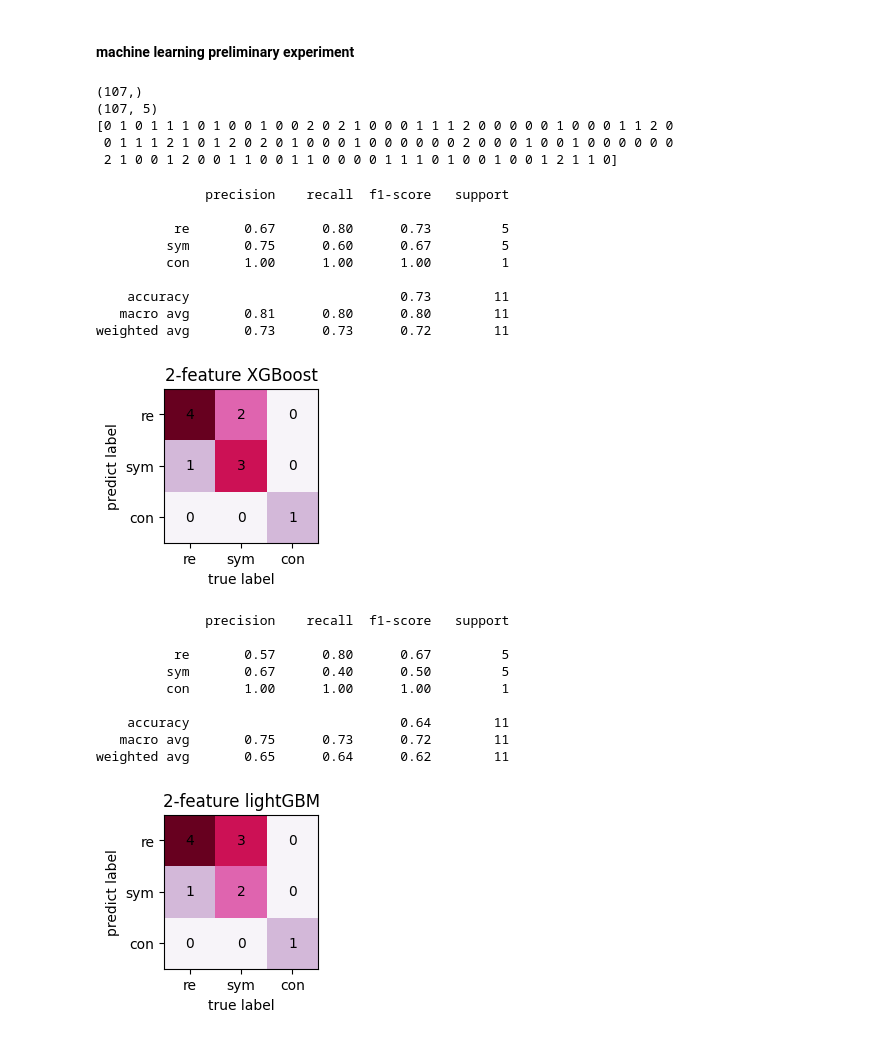
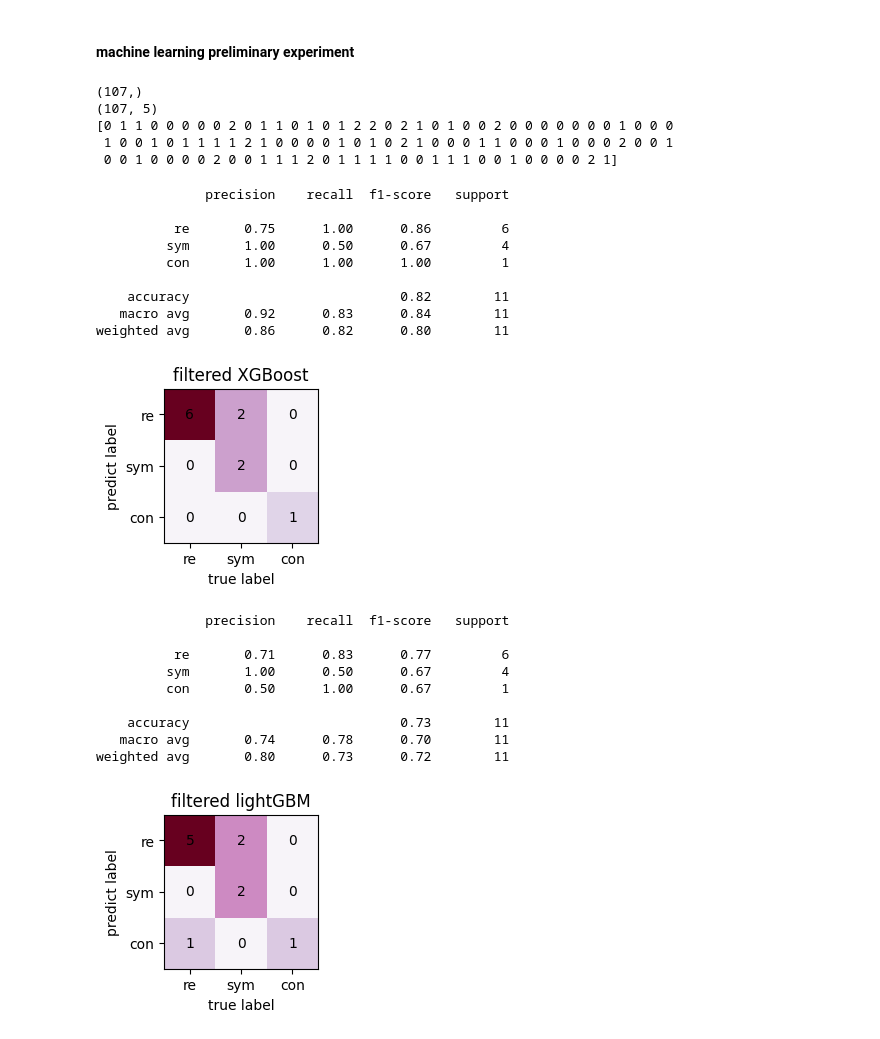
Before and after one commit to Liuzhe30/CHRP, a Jupyter notebook: experiment/04-machine-learning-3class-2feature.ipynb, the cells around one changed output. Drawn from its saved outputs; the diff is of its cells as text; code cells hidden in the pictures.

```diff
--- a/experiment/04-machine-learning-3class-2feature.ipynb
+++ b/experiment/04-machine-learning-3class-2feature.ipynb
@@ -14,7 +14,7 @@ import warnings
 warnings.filterwarnings('ignore')
 # %%
 shuffled = pd.read_pickle('../dataset/merged_data_shuffled_3class.pkl')
-shuffled = shuffled[['AC026691.1','IGHA2','IRX3','AL354855.1','SLC25A41','end']]
+shuffled = shuffled[['AC026691.1','TMEM89','IRX3','MIR601','AL355303.1','end']]
 # AL354855.1
 
 train = shuffled[0:int(0.9*shuffled.shape[0])]
@@ -36,9 +36,9 @@ print(Y)
 # %% [output]
 (107,)
 (107, 5)
-[0 1 0 1 1 1 0 1 0 0 1 0 0 2 0 2 1 0 0 0 1 1 1 2 0 0 0 0 0 1 0 0 0 1 1 2 0
- 0 1 1 1 2 1 0 1 2 0 2 0 1 0 0 0 1 0 0 0 0 0 0 2 0 0 0 1 0 0 1 0 0 0 0 0 0
- 2 1 0 0 1 2 0 0 1 1 0 0 1 1 0 0 0 0 1 1 1 0 1 0 0 1 0 0 1 2 1 1 0]
+[0 1 1 0 0 0 0 0 2 0 1 1 0 1 0 1 2 2 0 2 1 0 1 0 0 2 0 0 0 0 0 0 0 1 0 0 0
+ 1 0 0 1 0 1 1 1 1 2 1 0 0 0 0 1 0 1 0 2 1 0 0 0 1 1 0 0 0 1 0 0 0 2 0 0 1
+ 0 0 1 0 0 0 0 2 0 0 1 1 1 2 0 1 1 1 1 0 0 1 1 1 0 0 1 0 0 0 0 2 1]
 # %%
 import xgboost as xgb
 from sklearn.metrics import classification_report
@@ -55,40 +55,40 @@ clf = xgb.XGBClassifier(n_jobs=-1)
 clf.fit(train_x, train_y)
 result = clf.predict_proba(test_x)
 #print(result)
 y_pred = np.argmax(result,axis=1)
 
 t = classification_report(test_y, y_pred, target_names=['re', 'sym', 'con'])
 print(t)
 confusion = confusion_matrix(test_y, y_pred)
 ax = plt.figure(figsize=(2, 2))
 #ax = sns.heatmap(confusion, fmt='.2f', cmap='Blues', annot=True)
 ax = plt.imshow(confusion.T, cmap='PuRd')
 indices = range(len(confusion))
 classes = ['re', 'sym', 'con']
 #ax.set_yticklabels(labels=ax.get_yticklabels(), va='center')
 plt.xticks(indices, classes)
 plt.yticks(indices, classes)
 plt.xlabel("true label")
 plt.ylabel("predict label")
-plt.title('2-feature '  + model_name)
+plt.title('filtered '  + model_name)
 
 for first_index in range(len(confusion)):
     for second_index in range(len(confusion[first_index])):
         plt.text(first_index, second_index, confusion[first_index][second_index],ha='center',va='center')
         #plt.text(first_index, second_index, np.round(float(confusion[first_index][second_index])/np.sum(confusion[first_index]),2),ha='center')
 plt.savefig('../images/class3-feature2/CM_' + model_name,dpi=300, bbox_inches = 'tight')
 plt.show()
 # %% [output]
               precision    recall  f1-score   support
 
-          re       0.67      0.80      0.73         5
-         sym       0.75      0.60      0.67         5
+          re       0.75      1.00      0.86         6
+         sym       1.00      0.50      0.67         4
          con       1.00      1.00      1.00         1
 
-    accuracy                           0.73        11
-   macro avg       0.81      0.80      0.80        11
-weighted avg       0.73      0.73      0.72        11
+    accuracy                           0.82        11
+   macro avg       0.92      0.83      0.84        11
+weighted avg       0.86      0.82      0.80        11
-[figure, old version]
+[figure, new version]
 # %%
 import lightgbm as lgb
 
@@ -112,7 +112,7 @@ plt.xticks(indices, classes)
 plt.yticks(indices, classes)
 plt.xlabel("true label")
 plt.ylabel("predict label")
-plt.title('2-feature '  + model_name)
+plt.title('filtered '  + model_name)
 
 for first_index in range(len(confusion)):
     for second_index in range(len(confusion[first_index])):
@@ -123,14 +123,14 @@ plt.show()
 # %% [output]
               precision    recall  f1-score   support
 
-          re       0.57      0.80      0.67         5
-         sym       0.67      0.40      0.50         5
-         con       1.00      1.00      1.00         1
+          re       0.71      0.83      0.77         6
+         sym       1.00      0.50      0.67         4
+         con       0.50      1.00      0.67         1
 
-    accuracy                           0.64        11
-   macro avg       0.75      0.73      0.72        11
-weighted avg       0.65      0.64      0.62        11
+    accuracy                           0.73        11
+   macro avg       0.74      0.78      0.70        11
+weighted avg       0.80      0.73      0.72        11
-[figure, old version]
+[figure, new version]
 # %%
 from sklearn.ensemble import AdaBoostClassifier
 
```
Also changed, not shown: parts of 6 cells of this notebook, 3 other files.
